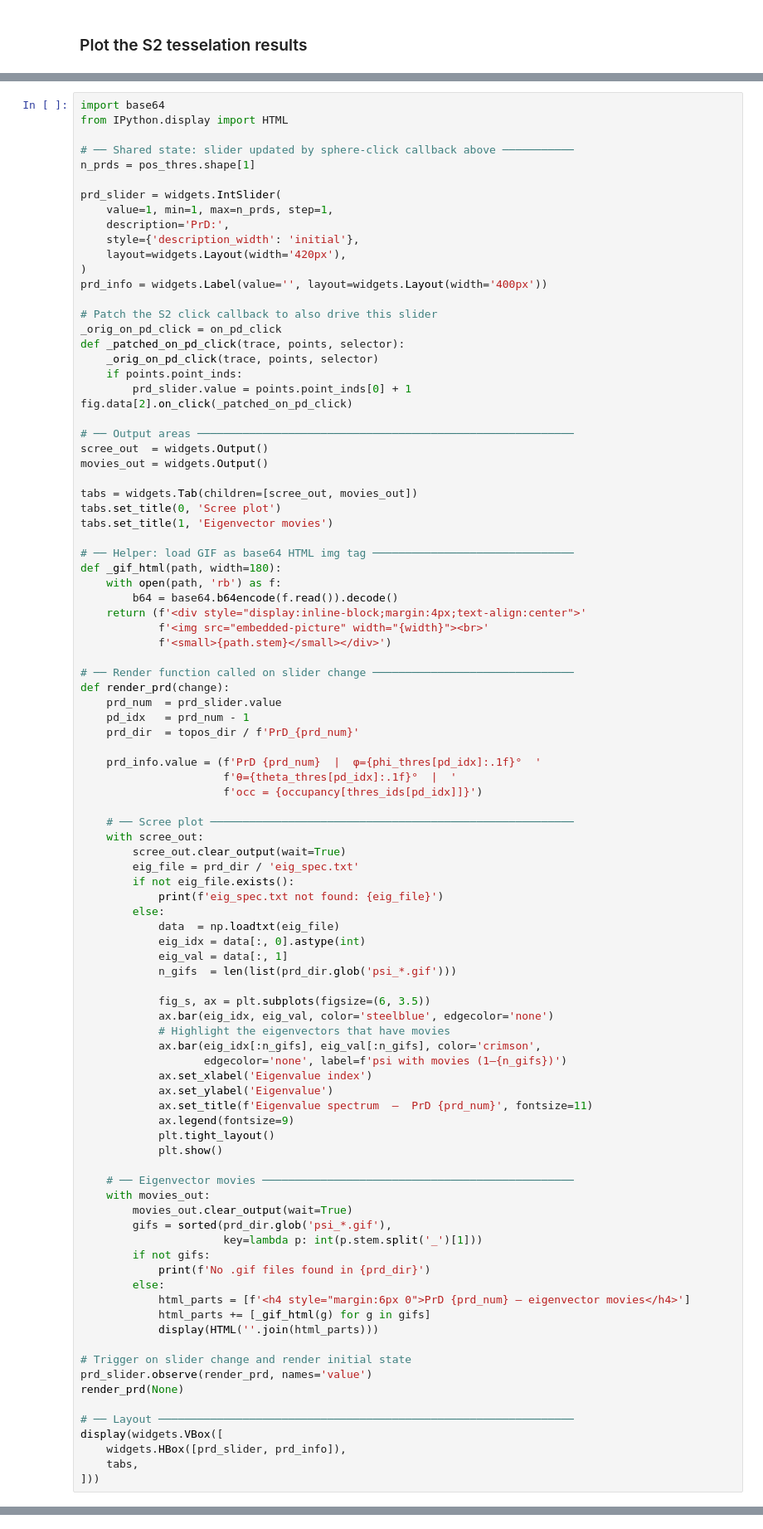
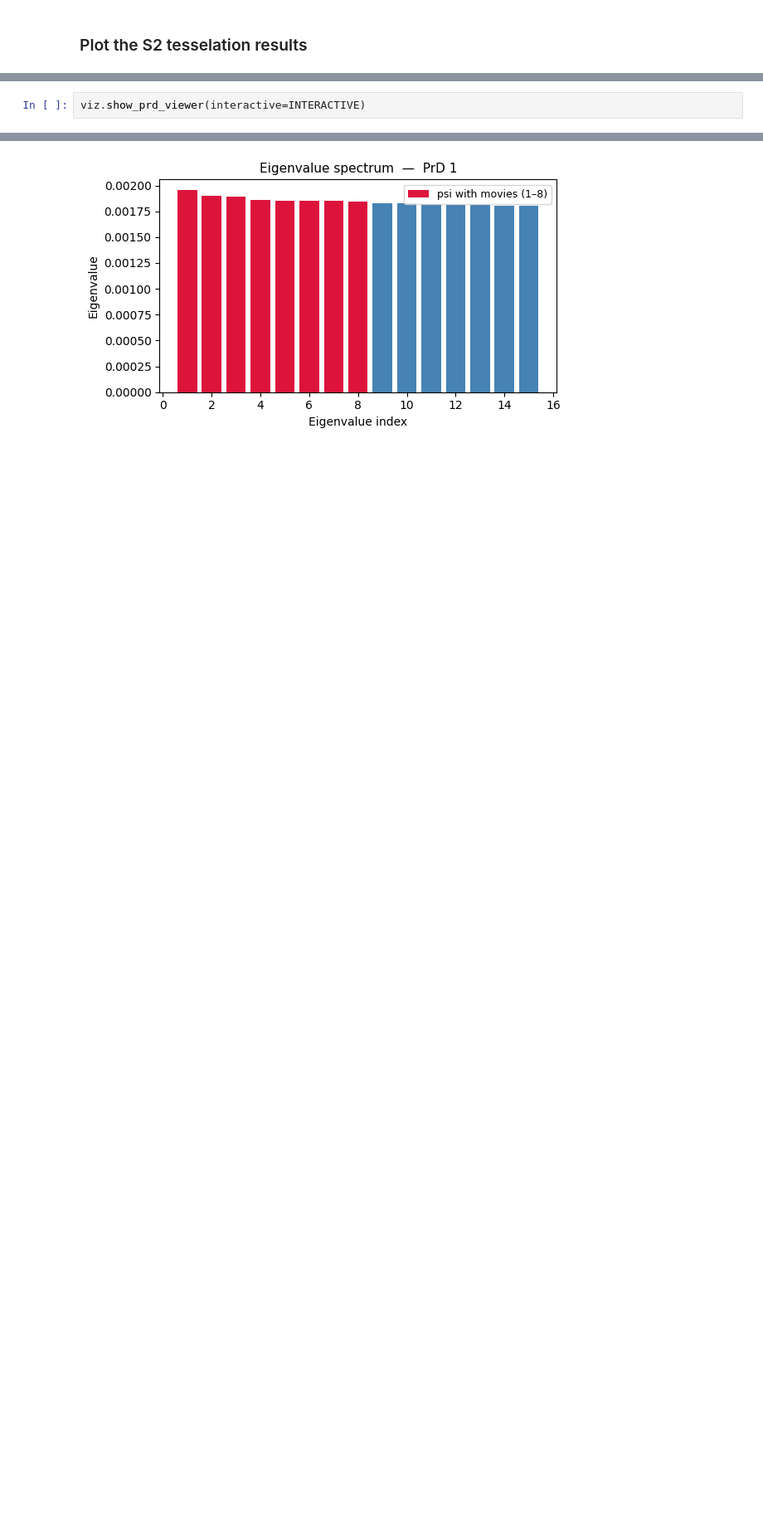
Before and after one commit to flatironinstitute/ManifoldEM, a Jupyter notebook: tutorial/RyR1GCs_demo/Visualization_Notebook.ipynb, the cells around one changed output, grey strips where cells are left out. Shown at 83% size. Cells and saved outputs as stored; diff of their text form; blank space fills up the shorter version.

```diff
--- a/tutorial/RyR1GCs_demo/Visualization_Notebook.ipynb
+++ b/tutorial/RyR1GCs_demo/Visualization_Notebook.ipynb
@@ -221,95 +50,3 @@ Select a PrD with the slider (or click a diamond above — the slider updates au
 # %%
-import base64
-from IPython.display import HTML
-
-# ── Shared state: slider updated by sphere-click callback above ───────────
-n_prds = pos_thres.shape[1]
-
-prd_slider = widgets.IntSlider(
-    value=1, min=1, max=n_prds, step=1,
-    description='PrD:',
-    style={'description_width': 'initial'},
-    layout=widgets.Layout(width='420px'),
-)
-prd_info = widgets.Label(value='', layout=widgets.Layout(width='400px'))
-
-# Patch the S2 click callback to also drive this slider
-_orig_on_pd_click = on_pd_click
-def _patched_on_pd_click(trace, points, selector):
-    _orig_on_pd_click(trace, points, selector)
-    if points.point_inds:
-        prd_slider.value = points.point_inds[0] + 1
-fig.data[2].on_click(_patched_on_pd_click)
-
-# ── Output areas ──────────────────────────────────────────────────────────
-scree_out  = widgets.Output()
-movies_out = widgets.Output()
-
-tabs = widgets.Tab(children=[scree_out, movies_out])
-tabs.set_title(0, 'Scree plot')
-tabs.set_title(1, 'Eigenvector movies')
-
-# ── Helper: load GIF as base64 HTML img tag ───────────────────────────────
-def _gif_html(path, width=180):
-    with open(path, 'rb') as f:
-        b64 = base64.b64encode(f.read()).decode()
-    return (f'<div style="display:inline-block;margin:4px;text-align:center">'
-            f'<img src="embedded-picture" width="{width}"><br>'
-            f'<small>{path.stem}</small></div>')
-
-# ── Render function called on slider change ───────────────────────────────
-def render_prd(change):
-    prd_num  = prd_slider.value
-    pd_idx   = prd_num - 1
-    prd_dir  = topos_dir / f'PrD_{prd_num}'
-
-    prd_info.value = (f'PrD {prd_num}  |  φ={phi_thres[pd_idx]:.1f}°  '
-                      f'θ={theta_thres[pd_idx]:.1f}°  |  '
-                      f'occ = {occupancy[thres_ids[pd_idx]]}')
-
-    # ── Scree plot ────────────────────────────────────────────────────────
-    with scree_out:
-        scree_out.clear_output(wait=True)
-        eig_file = prd_dir / 'eig_spec.txt'
-        if not eig_file.exists():
-            print(f'eig_spec.txt not found: {eig_file}')
-        else:
-            data  = np.loadtxt(eig_file)
-            eig_idx = data[:, 0].astype(int)
-            eig_val = data[:, 1]
-            n_gifs  = len(list(prd_dir.glob('psi_*.gif')))
-
-            fig_s, ax = plt.subplots(figsize=(6, 3.5))
-            ax.bar(eig_idx, eig_val, color='steelblue', edgecolor='none')
-            # Highlight the eigenvectors that have movies
-            ax.bar(eig_idx[:n_gifs], eig_val[:n_gifs], color='crimson',
-                   edgecolor='none', label=f'psi with movies (1–{n_gifs})')
-            ax.set_xlabel('Eigenvalue index')
-            ax.set_ylabel('Eigenvalue')
-            ax.set_title(f'Eigenvalue spectrum  —  PrD {prd_num}', fontsize=11)
-            ax.legend(fontsize=9)
-            plt.tight_layout()
-            plt.show()
-
-    # ── Eigenvector movies ────────────────────────────────────────────────
-    with movies_out:
-        movies_out.clear_output(wait=True)
-        gifs = sorted(prd_dir.glob('psi_*.gif'),
-                      key=lambda p: int(p.stem.split('_')[1]))
-        if not gifs:
-            print(f'No .gif files found in {prd_dir}')
-        else:
-            html_parts = [f'<h4 style="margin:6px 0">PrD {prd_num} — eigenvector movies</h4>']
-            html_parts += [_gif_html(g) for g in gifs]
-            display(HTML(''.join(html_parts)))
-
-# Trigger on slider change and render initial state
-prd_slider.observe(render_prd, names='value')
-render_prd(None)
-
-# ── Layout ────────────────────────────────────────────────────────────────
-display(widgets.VBox([
-    widgets.HBox([prd_slider, prd_info]),
-    tabs,
-]))
+viz.show_prd_viewer(interactive=INTERACTIVE)
 # %% [output]
@@ -316,0 +53 @@ VBox(children=(HBox(children=(IntSlider(value=1, description='PrD:', layout=Layo
+[figure, added]
```
Also changed, not shown: parts of 15 cells of this notebook, 1 other file.
